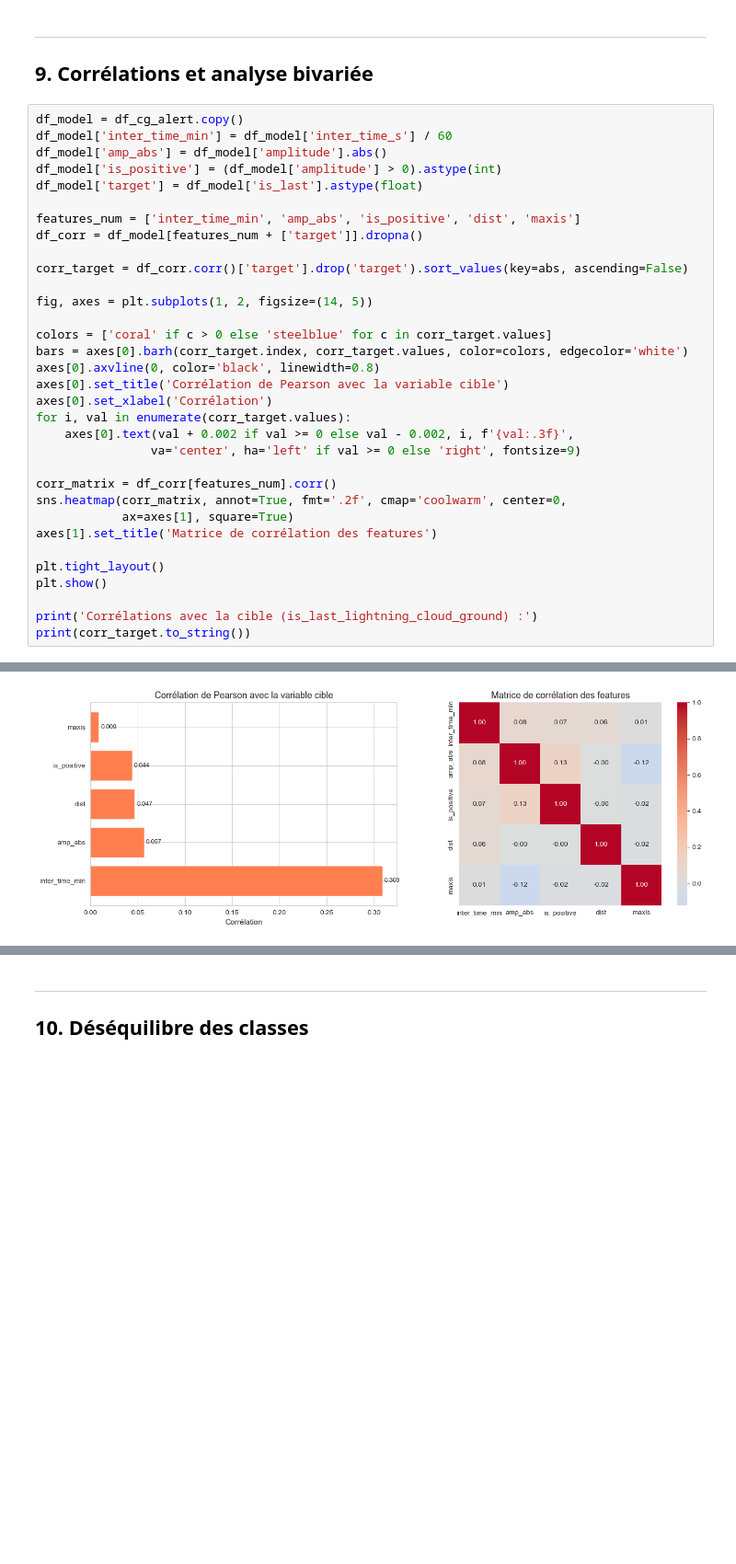
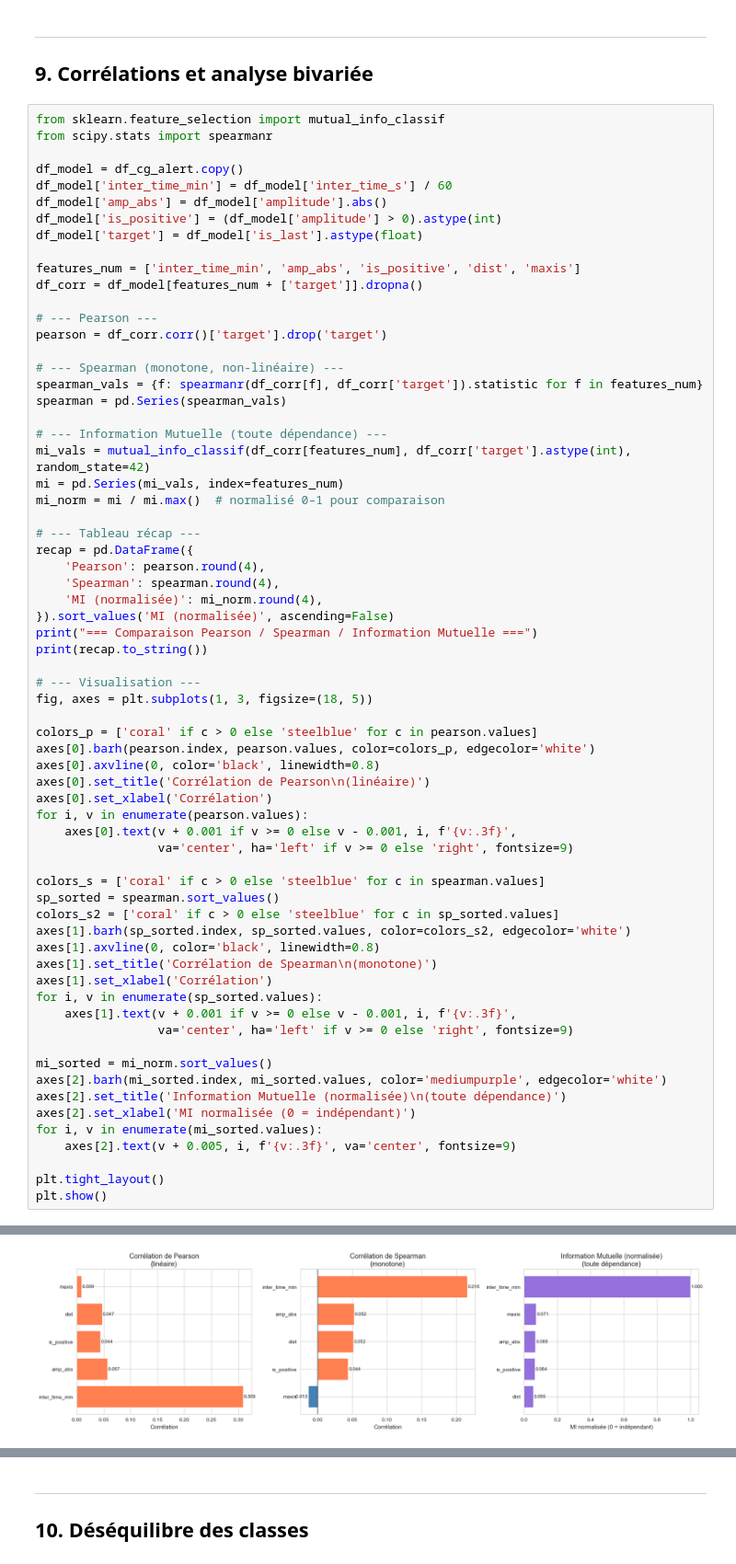
Before and after one commit to Desk1002/MeteoRage2026team_The_ROCs, a Jupyter notebook: analyse.ipynb, the cells around one changed output, grey strips where cells are left out. Shown at 92% size. Cells and saved outputs as stored; diff of their text form; blank space fills up the shorter version.

```diff
--- a/analyse.ipynb
+++ b/analyse.ipynb
@@ -725,6 +730,9 @@ Distance début   : 15.6 km  |  fin : 15.7 km
 ---
 ## 9. Corrélations et analyse bivariée
 # %%
+from sklearn.feature_selection import mutual_info_classif
+from scipy.stats import spearmanr
+
 df_model = df_cg_alert.copy()
 df_model['inter_time_min'] = df_model['inter_time_s'] / 60
 df_model['amp_abs'] = df_model['amplitude'].abs()
@@ -734,27 +742,57 @@ df_model['target'] = df_model['is_last'].astype(float)
 features_num = ['inter_time_min', 'amp_abs', 'is_positive', 'dist', 'maxis']
 df_corr = df_model[features_num + ['target']].dropna()
 
-corr_target = df_corr.corr()['target'].drop('target').sort_values(key=abs, ascending=False)
+# --- Pearson ---
+pearson = df_corr.corr()['target'].drop('target')
 
-fig, axes = plt.subplots(1, 2, figsize=(14, 5))
+# --- Spearman (monotone, non-linéaire) ---
+spearman_vals = {f: spearmanr(df_corr[f], df_corr['target']).statistic for f in features_num}
+spearman = pd.Series(spearman_vals)
 
-colors = ['coral' if c > 0 else 'steelblue' for c in corr_target.values]
-bars = axes[0].barh(corr_target.index, corr_target.values, color=colors, edgecolor='white')
+# --- Information Mutuelle (toute dépendance) ---
+mi_vals = mutual_info_classif(df_corr[features_num], df_corr['target'].astype(int), random_state=42)
+mi = pd.Series(mi_vals, index=features_num)
+mi_norm = mi / mi.max()  # normalisé 0–1 pour comparaison
+
+# --- Tableau récap ---
+recap = pd.DataFrame({
+    'Pearson': pearson.round(4),
+    'Spearman': spearman.round(4),
+    'MI (normalisée)': mi_norm.round(4),
+}).sort_values('MI (normalisée)', ascending=False)
+print("=== Comparaison Pearson / Spearman / Information Mutuelle ===")
+print(recap.to_string())
+
+# --- Visualisation ---
+fig, axes = plt.subplots(1, 3, figsize=(18, 5))
+
+colors_p = ['coral' if c > 0 else 'steelblue' for c in pearson.values]
+axes[0].barh(pearson.index, pearson.values, color=colors_p, edgecolor='white')
 axes[0].axvline(0, color='black', linewidth=0.8)
-axes[0].set_title('Corrélation de Pearson avec la variable cible')
+axes[0].set_title('Corrélation de Pearson\n(linéaire)')
 axes[0].set_xlabel('Corrélation')
-for i, val in enumerate(corr_target.values):
-    axes[0].text(val + 0.002 if val >= 0 else val - 0.002, i, f'{val:.3f}',
-                va='center', ha='left' if val >= 0 else 'right', fontsize=9)
+for i, v in enumerate(pearson.values):
+    axes[0].text(v + 0.001 if v >= 0 else v - 0.001, i, f'{v:.3f}',
+                 va='center', ha='left' if v >= 0 else 'right', fontsize=9)
 
-corr_matrix = df_corr[features_num].corr()
-sns.heatmap(corr_matrix, annot=True, fmt='.2f', cmap='coolwarm', center=0,
-            ax=axes[1], square=True)
-axes[1].set_title('Matrice de corrélation des features')
+colors_s = ['coral' if c > 0 else 'steelblue' for c in spearman.values]
+sp_sorted = spearman.sort_values()
+colors_s2 = ['coral' if c > 0 else 'steelblue' for c in sp_sorted.values]
+axes[1].barh(sp_sorted.index, sp_sorted.values, color=colors_s2, edgecolor='white')
+axes[1].axvline(0, color='black', linewidth=0.8)
+axes[1].set_title('Corrélation de Spearman\n(monotone)')
+axes[1].set_xlabel('Corrélation')
+for i, v in enumerate(sp_sorted.values):
+    axes[1].text(v + 0.001 if v >= 0 else v - 0.001, i, f'{v:.3f}',
+                 va='center', ha='left' if v >= 0 else 'right', fontsize=9)
+
+mi_sorted = mi_norm.sort_values()
+axes[2].barh(mi_sorted.index, mi_sorted.values, color='mediumpurple', edgecolor='white')
+axes[2].set_title('Information Mutuelle (normalisée)\n(toute dépendance)')
+axes[2].set_xlabel('MI normalisée (0 = indépendant)')
+for i, v in enumerate(mi_sorted.values):
+    axes[2].text(v + 0.005, i, f'{v:.3f}', va='center', fontsize=9)
 
 plt.tight_layout()
 plt.show()
-
-print('Corrélations avec la cible (is_last_lightning_cloud_ground) :')
-print(corr_target.to_string())
 # %% [output]
@@ -761 +806 @@ print(corr_target.to_string())
-[figure, old version]
+[figure, new version]
```
Also changed, not shown: parts of 3 cells of this notebook, 4 other files.
